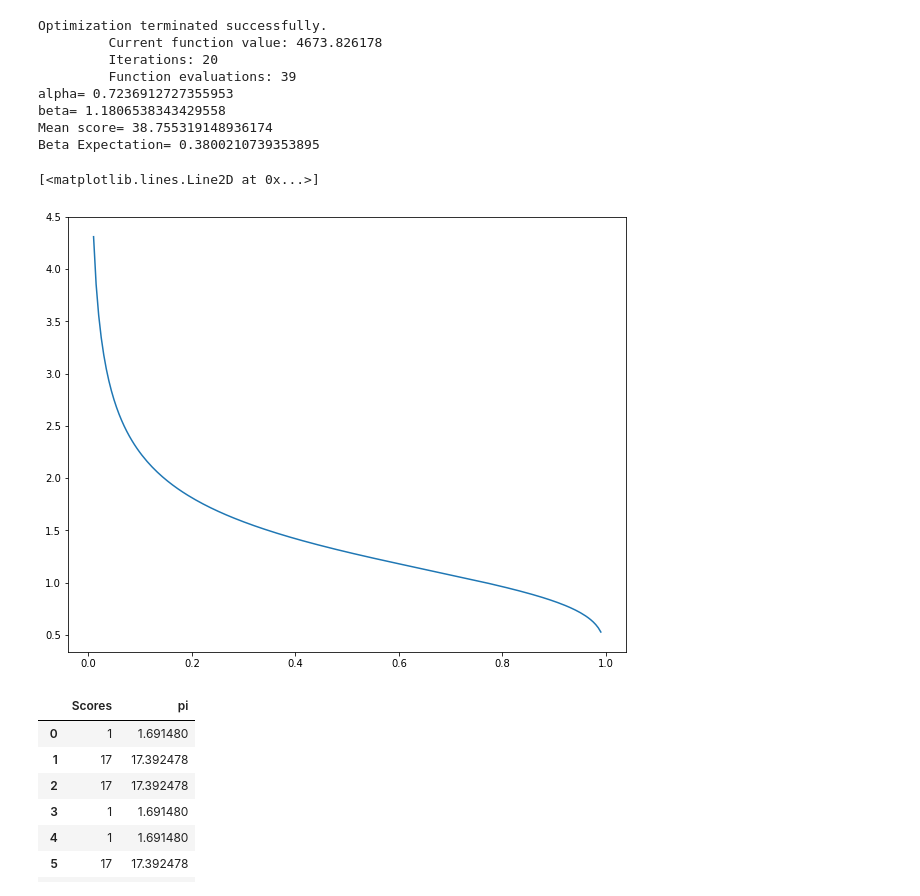
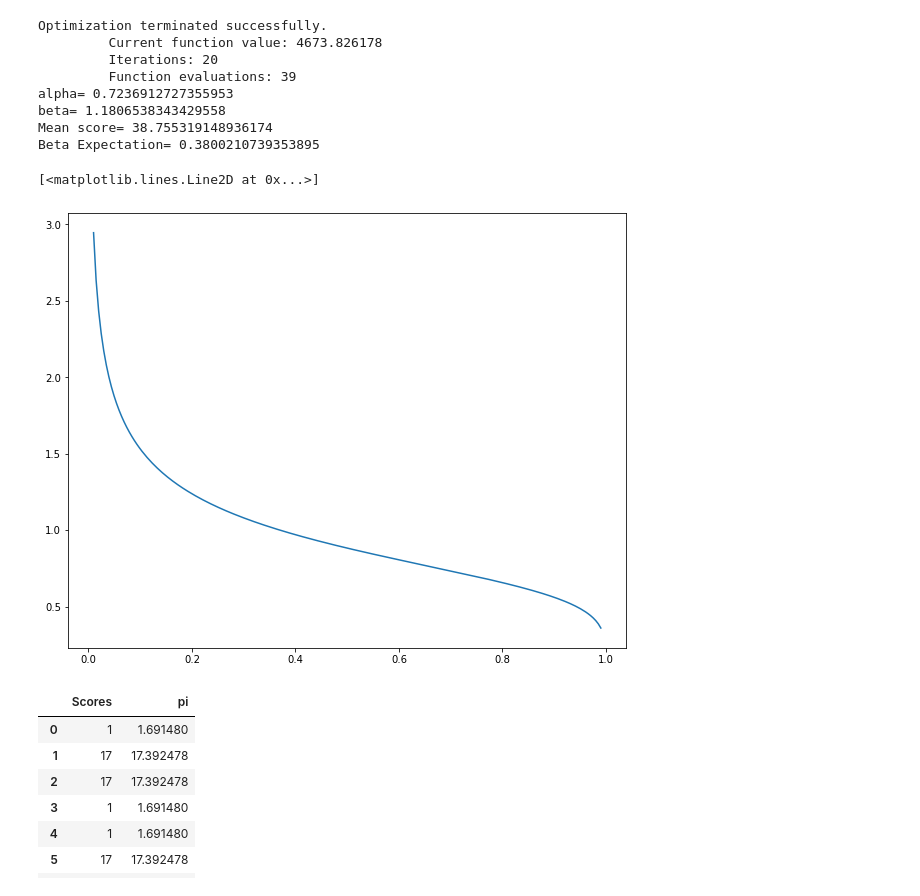
Before and after one commit to sijichun/ZhiHuAnswer, a Jupyter notebook: Score_Normal.ipynb, the cells around one changed output. Cells and saved outputs as stored; diff of their text form; code cells hidden in the pictures.

```diff
--- a/Score_Normal.ipynb
+++ b/Score_Normal.ipynb
@@ -156,18 +156,18 @@ Mean score= 38.755319148936174
 Beta Expectation= 0.3800210739353895
 # %%
 x=np.linspace(0.01,0.99,200)
-d=np.exp(special.loggamma(theta[0])+special.loggamma(theta[1])-special.loggamma(theta[0]+theta[1])
+d=np.exp(special.loggamma(theta[0]+theta[1])-special.loggamma(theta[0])-special.loggamma(theta[1])
          +(theta[0]-1)*np.log(x)+(theta[1]-1)*np.log((1-x)))
 
 
 import matplotlib.pyplot as plt
 import matplotlib.mlab as mlab
 %matplotlib inline
 plt.rcParams['figure.figsize'] = (10.0, 8.0)
 plt.plot(x,d)
 # %% [output]
 [<matplotlib.lines.Line2D at 0x...>]
-[figure, old version]
+[figure, new version]
 # %%
 data['pi']=(data['Scores']+theta[0])/((theta[1]+theta[0])+100)*100
 data.head(20)
```
Also changed, not shown: parts of 2 cells of this notebook.
